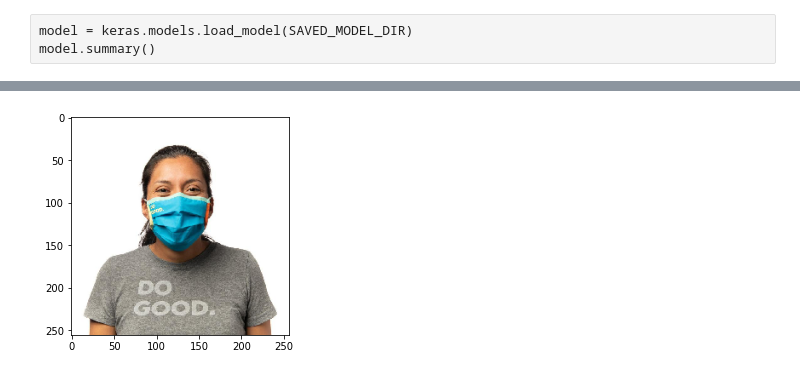
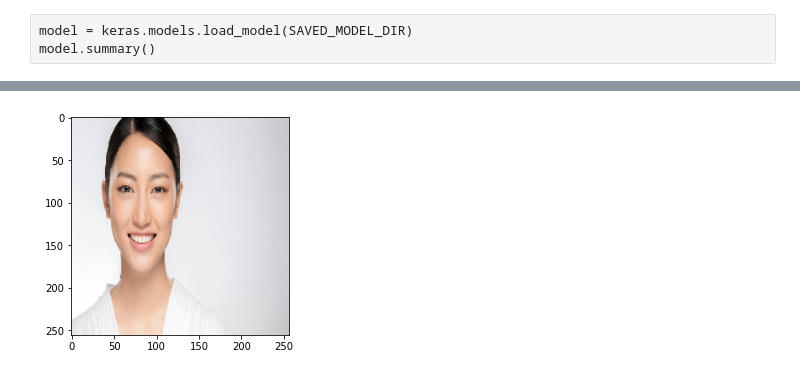
Before and after one commit to davidecoviello/mask-detector, a Jupyter notebook: notebook/work/train_CNN.ipynb, the cells around one changed output, grey strips where cells are left out. Drawn from its saved outputs; the diff is of its cells as text; code cells hidden in the pictures.

```diff
--- a/notebook/work/train_CNN.ipynb
+++ b/notebook/work/train_CNN.ipynb
@@ -87,0 +62,12 @@ data_augmentation = keras.Sequential(
+# %%
+ds = tf.keras.preprocessing.image_dataset_from_directory(
+    DATA_DIR,
+    image_size = (IMG_HEIGHT, IMG_WIDTH),
+    seed = 123)
+#ds_size = tf.data.experimental.cardinality(ds)
+ds_size = 13586
+print(f'[DEBUG] - ds_size: {ds_size}')
+#train_ds, val_ds, test_ds = get_dataset_partitions_tf(ds, ds_size)
+class_names = ds.class_names
+ds = ds.shuffle(10000, seed=12)
+print(f'[INFO] - Class names: {class_names}')
@@ -87,0 +97,14 @@ data_augmentation = keras.Sequential(
+# %%
+x = []
+y = []
+for image, label in tqdm(ds.unbatch().take(-1)):
+    img = image.numpy().astype("uint8")
+    x.append(img)
+    label = label.numpy()
+    y.append(label)
+
+x = np.array(x)
+y = np.array(y)
+# %%
+x_train, x_val_test, y_train, y_val_test = model_selection.train_test_split(x, y, test_size=0.4, random_state=42)
+x_val, x_test, y_val, y_test = model_selection.train_test_split(x_val_test, y_val_test, test_size=0.5, random_state=42)
@@ -174,0 +256,10 @@ INFO:tensorflow:Assets written to: ../../dataset/../model/assets
+# %%
+start_time = time.time()
+epochs = EPOCHS
+history = model.fit(
+  x_train, y_train,
+  validation_data = (x_val, y_val),
+  epochs = epochs
+)
+model.save(SAVED_MODEL_DIR)
+print("--- %s seconds ---" % (time.time() - start_time))
@@ -199,6 +320,5 @@ plt.show()
 # %%
-img_url = "https://cdn.shopify.com/s/files/1/0281/7544/products/TecaCottonMask-FacialExpressions-078_700x.jpg?v=1605320235"
-#img_url =  "https://media.istockphoto.com/photos/beautiful-smiling-woman-with-clean-skin-picture-id1089292068?k=6&m=1089292068&s=612x612&w=0&h=esl0LAMEp_uastdwPu-SRjMOKi7vI33vP8L1O0ua3dU="
+img_url =  "https://media.istockphoto.com/photos/beautiful-smiling-woman-with-clean-skin-picture-id1089292068?k=6&m=1089292068&s=612x612&w=0&h=esl0LAMEp_uastdwPu-SRjMOKi7vI33vP8L1O0ua3dU="
 img_path = tf.keras.utils.get_file(f'{random.randint(0, 100000)}', origin=img_url)
 
 img = keras.preprocessing.image.load_img(
@@ -222 +342 @@ This image most likely belongs to with_mask with a 100.00 percent confidence.
-[figure, old version]
+[figure, new version]
```
Also changed, not shown: parts of 24 cells of this notebook, 3 other files.
